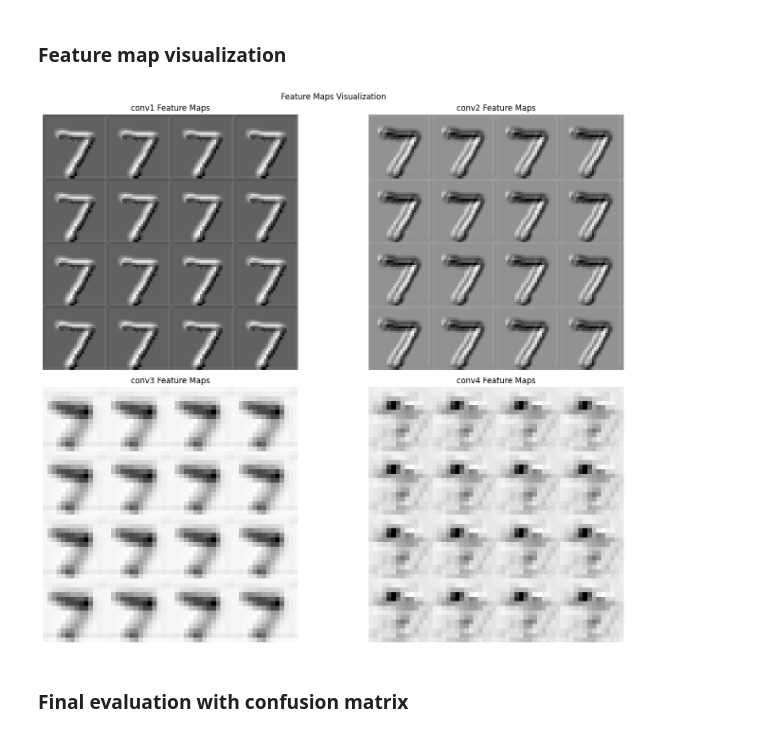
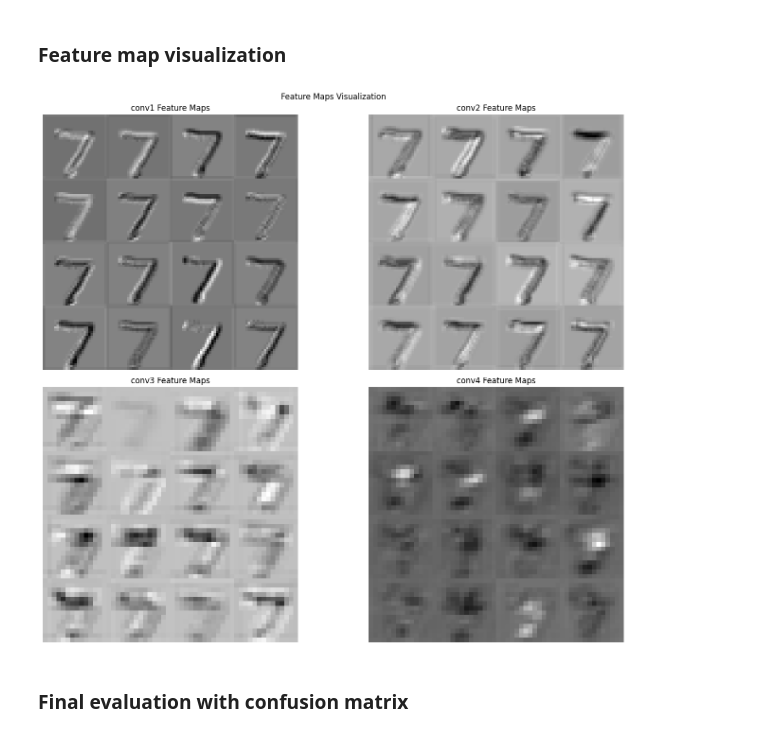
Before and after one commit to bhishanmahat/handwritten_digit_recognition, a Jupyter notebook: cnn.ipynb, the cells around one changed output. Cells and saved outputs as stored; diff of their text form; code cells hidden in the pictures.

Commit message:
Fix bug in feature map visualization: used same map for all filters

```diff
--- a/cnn.ipynb
+++ b/cnn.ipynb
@@ -427,35 +427,35 @@ def visualize_feature_maps(model, data_loader, device):
         _ = model(data)
 
     # Visualize feature maps
     fig, axes = plt.subplots(2, 2, figsize=(15, 12))
 
     layers = ['conv1', 'conv2', 'conv3', 'conv4']
     for idx, layer in enumerate(layers):
         ax = axes[idx//2, idx%2]
 
         # Get feature maps for first image
         feature_maps = activation[layer][0].cpu().numpy()
 
         # Display first 16 feature maps
         feature_grid = np.zeros((4*feature_maps.shape[1], 4*feature_maps.shape[2]))
         for i in range(min(16, feature_maps.shape[0])):
             row = i // 4
             col = i % 4
             feature_grid[row*feature_maps.shape[1]:(row+1)*feature_maps.shape[1],
-                         col*feature_maps.shape[2]:(col+1)*feature_maps.shape[2]] = feature_maps[1]
+                         col*feature_maps.shape[2]:(col+1)*feature_maps.shape[2]] = feature_maps[i]
 
         ax.imshow(feature_grid, cmap='gray')
         ax.set_title(f'{layer} Feature Maps')
         ax.axis('off')
 
     plt.suptitle('Feature Maps Visualization')
     plt.tight_layout()
     plt.show()
 
 # Visualize feature maps
 visualize_feature_maps(model, test_loader, device)
 # %% [output]
-[figure, old version]
+[figure, new version]
 # %% [markdown]
 ### Final evaluation with confusion matrix
 # %%
```
Also changed, not shown: parts of 5 cells of this notebook.
